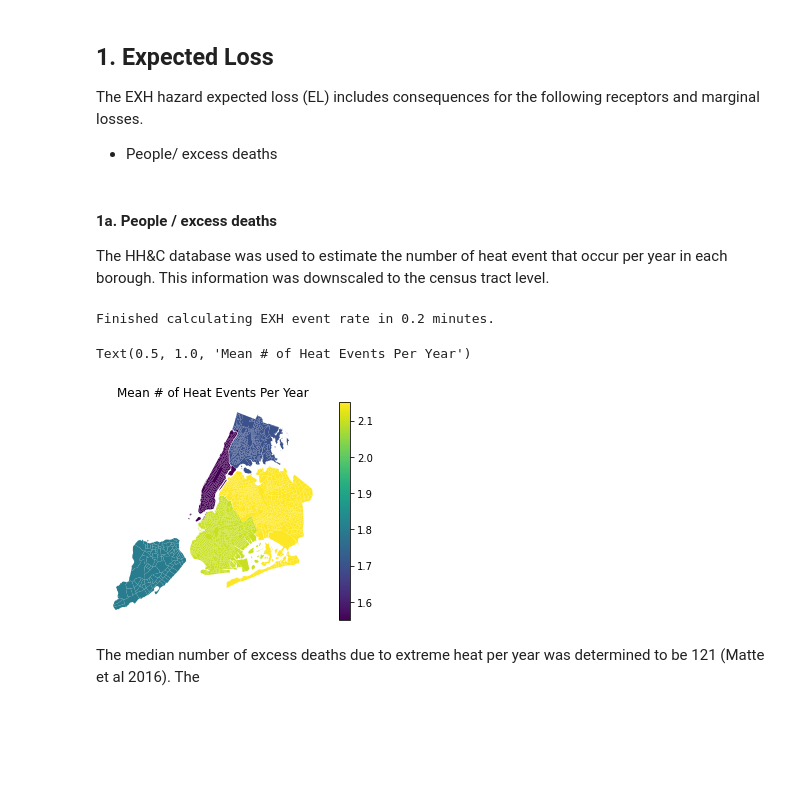
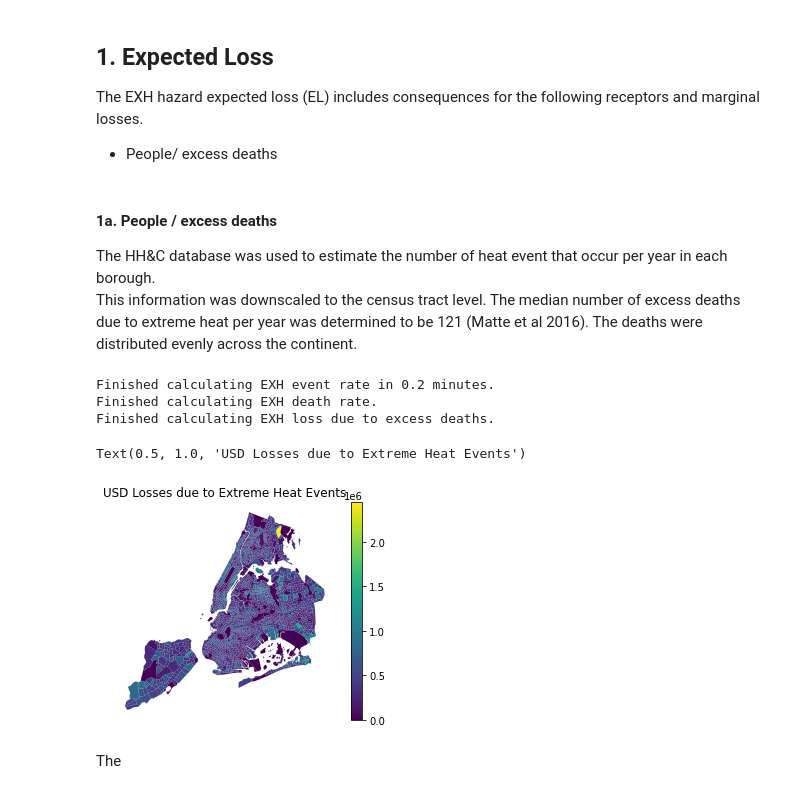
Before and after one commit to NYCEM-GIS/urban-risk-index, a Jupyter notebook: NOTEBOOKS/CALC_EXTREME_HEAT_1.ipynb, the cells around one changed output. Saved outputs shown, nothing was run; the diff lists cells and outputs as text; code cells hidden in the pictures; blank space fills up the shorter version.

```diff
--- a/NOTEBOOKS/CALC_EXTREME_HEAT_1.ipynb
+++ b/NOTEBOOKS/CALC_EXTREME_HEAT_1.ipynb
@@ -8,26 +9,40 @@ The EXH hazard expected loss (EL) includes consequences for the following recept
  * People/ excess deaths
 # %% [markdown]
 #### 1a. People / excess deaths
-The HH&C database was used to estimate the number of heat event that occur per year in each borough.  This information was  downscaled to the census tract level.
+The HH&C database was used to estimate the number of heat event that occur per year in each borough.
+This information was  downscaled to the census tract level.
+The median number of excess deaths due to extreme heat per year was determined to be 121 (Matte et al 2016).
+The deaths were distributed evenly across the continent.
 # %%
 from MISC import params_1 as params
 from MISC import utils_1 as utils
 import matplotlib.pyplot as plt
+import os
 utils.set_home()
 
 #calculate heat events per year
-script_name = '.\\4_CODE\DATA_PROCESSING\EXH_frequency_1.py'
+script_name = '.\\4_CODE\DATA_PROCESSING\EXH_ESL_frequency_1.py'
+exec(open(script_name).read())
+
+#calculate heat deaths per event
+script_name = '.\\4_CODE\DATA_PROCESSING\EXH_ESL_death_rate_1.py'
+exec(open(script_name).read())
+
+#calculate losses per year
+script_name = '.\\4_CODE\DATA_PROCESSING\EXH_ESL_death_loss_1.py'
 exec(open(script_name).read())
 
 #plot results
-path_events_per_year =   params.PATHNAMES.at['EXH_events_per_year_tracts', 'Value']
+path_events_per_year =   params.PATHNAMES.at['EXH_ESL_deaths_per_year_tract', 'Value']
 gdf_events_per_year = gpd.read_file(path_events_per_year)
-gdf_events_per_year.plot(column = 'Heat_Event', legend=True )
+gdf_events_per_year.plot(column = 'deaths_los', legend=True )
 plt.axis('off')
-plt.title('Mean # of Heat Events Per Year')
+plt.title('USD Losses due to Extreme Heat Deaths')
 # %% [output]
 Finished calculating EXH event rate in 0.2 minutes.
+Finished calculating EXH death rate.
+Finished calculating EXH loss due to excess deaths.
-Text(0.5, 1.0, 'Mean # of Heat Events Per Year')
+Text(0.5, 1.0, 'USD Losses due to Extreme Heat Events')
-[figure, old version]
+[figure, new version]
-# %% [markdown]
-The median number of excess deaths due to extreme heat per year was determined to be 121 (Matte et al 2016).  The
+# %% [markdown]
+  The
```
Also changed, not shown: parts of 1 cell of this notebook, 4 other files.
